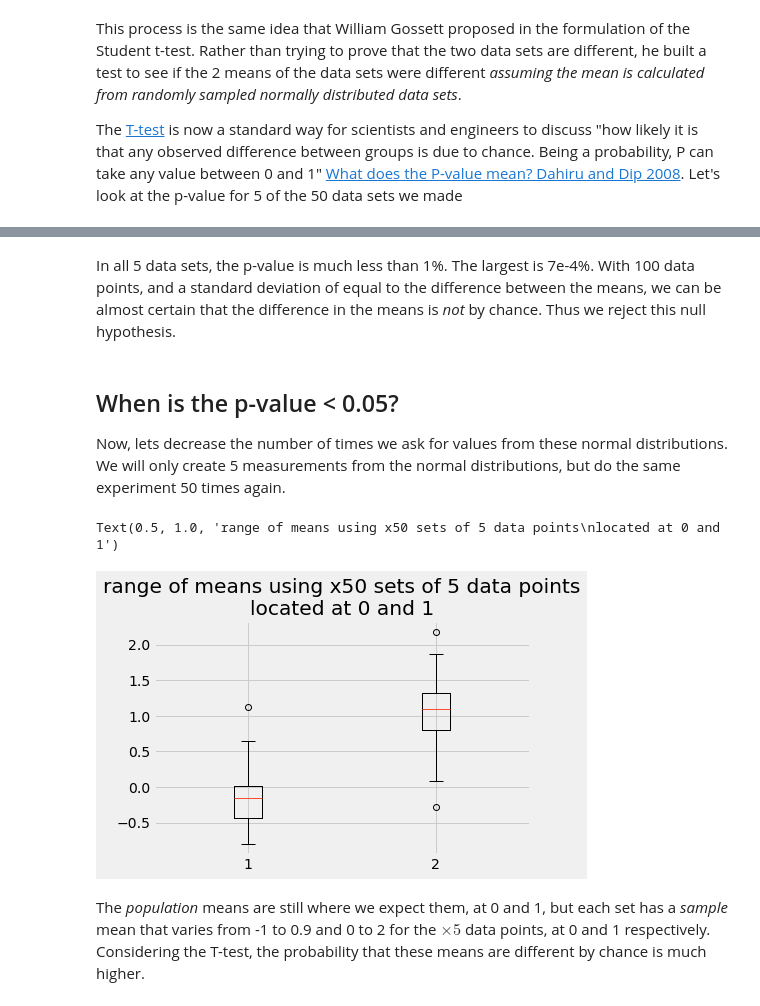
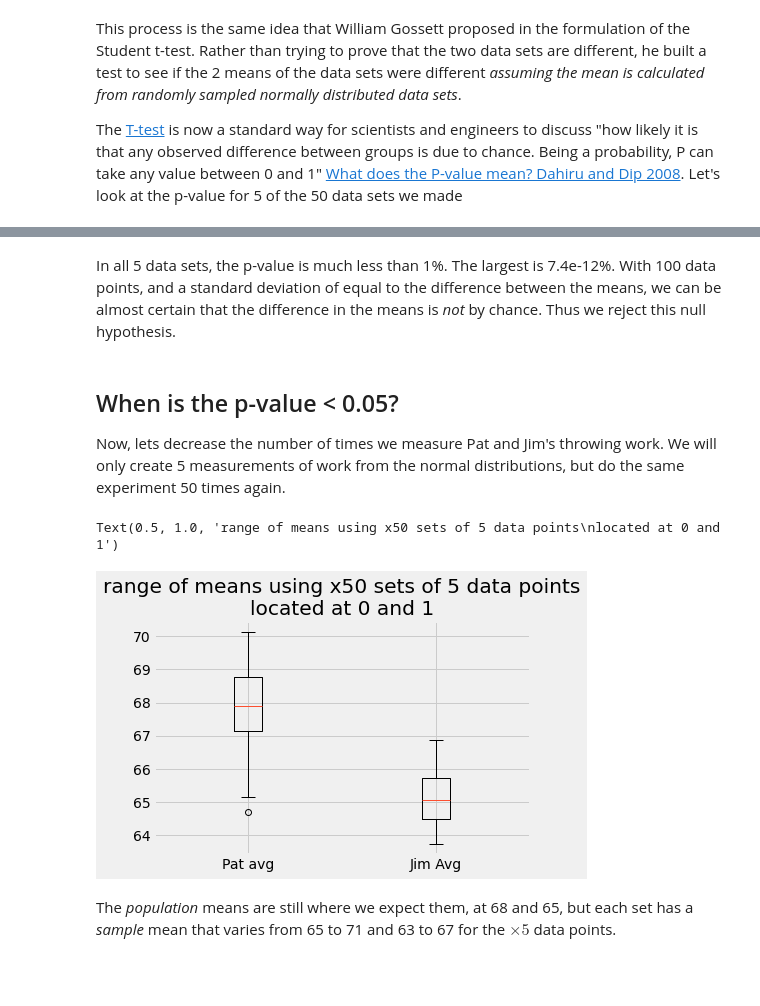
Before and after one commit to profryancoooper/data-driven-decisions, a Jupyter notebook: module_01/statistical_significance.ipynb, the cells around one changed output, grey strips where cells are left out. Cells and saved outputs as stored; diff of their text form; code cells hidden in the pictures; blank space fills up the shorter version.

```diff
--- a/module_01/statistical_significance.ipynb
+++ b/module_01/statistical_significance.ipynb
@@ -110,23 +111,23 @@ Ttest_indResult(statistic=-4.612392634969165, pvalue=7.1356528271453265e-06)
 # %% [markdown]
-In all 5 data sets, the p-value is much less than 1%. The largest is 7e-4%. With 100 data points, and a standard deviation of equal to the difference between the means, we can be almost certain that the difference in the means is _not_ by chance. Thus we reject this null hypothesis.
+In all 5 data sets, the p-value is much less than 1%. The largest is 7.4e-12%. With 100 data points, and a standard deviation of equal to the difference between the means, we can be almost certain that the difference in the means is _not_ by chance. Thus we reject this null hypothesis.
 # %% [markdown]
 ## When is the p-value < 0.05?
 
-Now, lets decrease the number of times we ask for values from these normal distributions. We will only create 5 measurements from the normal distributions, but do the same experiment 50 times again.
+Now, lets decrease the number of times we measure Pat and Jim's throwing work. We will only create 5 measurements of work from the normal distributions, but do the same experiment 50 times again.
 # %%
-set_01 = rng.normal(loc = 0, scale = 1, size = (50,5))
-set_02 = rng.normal(loc = 1, scale = 1, size = (50,5))
+set_01 = rng.normal(loc = 68, scale = 3, size = (50,5))
+set_02 = rng.normal(loc = 65, scale = 2, size = (50, 5))
 
 mean_01 = np.mean(set_01, axis = 1)
 mean_02 = np.mean(set_02, axis = 1)
 
-plt.boxplot([mean_01, mean_02])
+plt.boxplot([mean_01, mean_02], labels=['Pat avg', 'Jim Avg'])
 plt.title('range of means using x50 sets of 5 data points\nlocated at 0 and 1')
 # %% [output]
 Text(0.5, 1.0, 'range of means using x50 sets of 5 data points\nlocated at 0 and 1')
-[figure, old version]
+[figure, new version]
 # %% [markdown]
-The _population_ means are still where we expect them, at 0 and 1, but each set has a _sample_ mean that varies from -1 to 0.9 and 0 to 2 for the $\times 5$ data points, at 0 and 1 respectively. Considering the T-test, the probability that these means are different by chance is much higher.
+The _population_ means are still where we expect them, at 68 and 65, but each set has a _sample_ mean that varies from 65 to 71 and 63 to 67 for the $\times 5$ data points.
 # %%
 for i in range(0, 50, 10):
     print(ttest_ind(set_01[i, :], set_02[i,:]))
```
Also changed, not shown: parts of 15 cells of this notebook, 7 other files.
